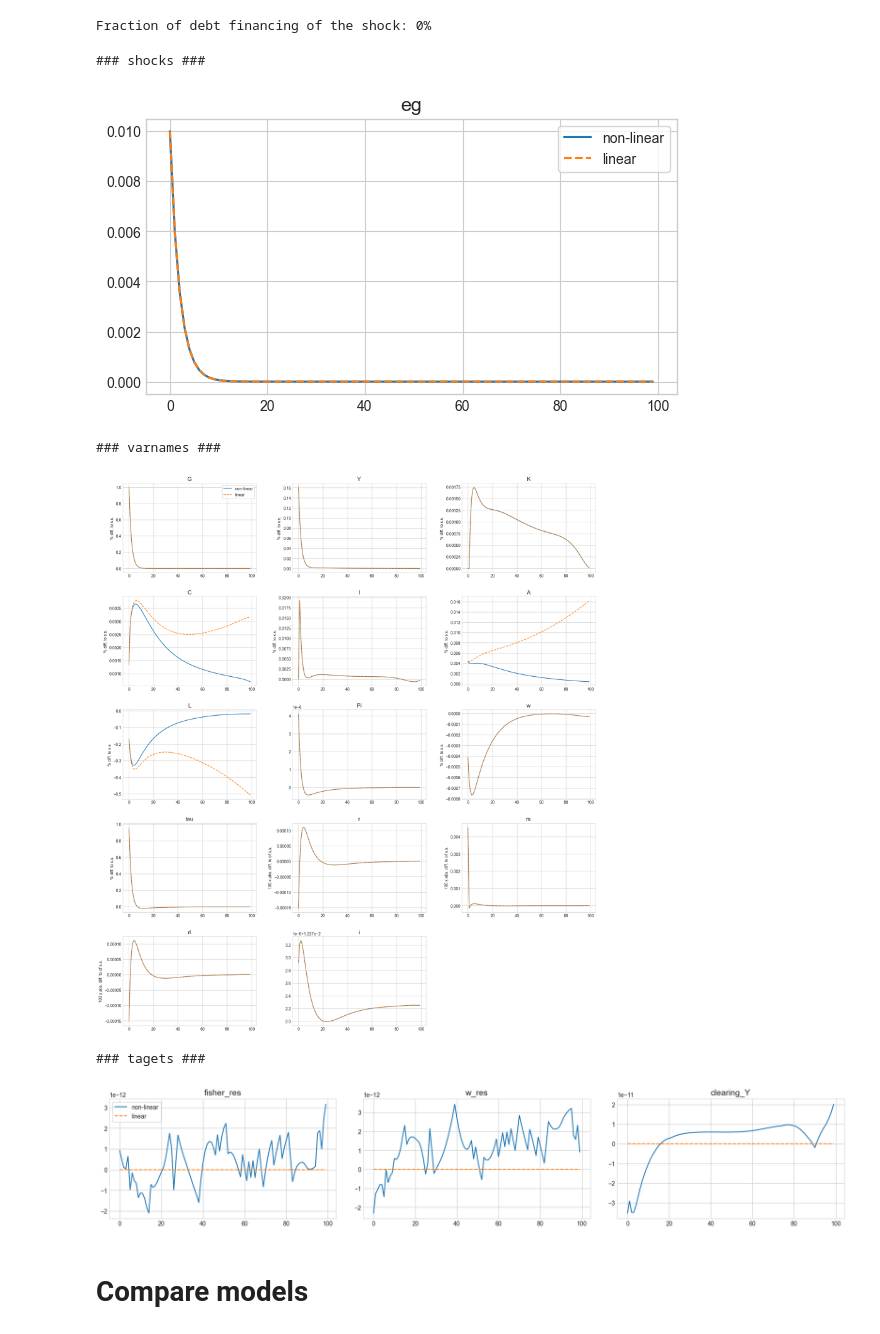
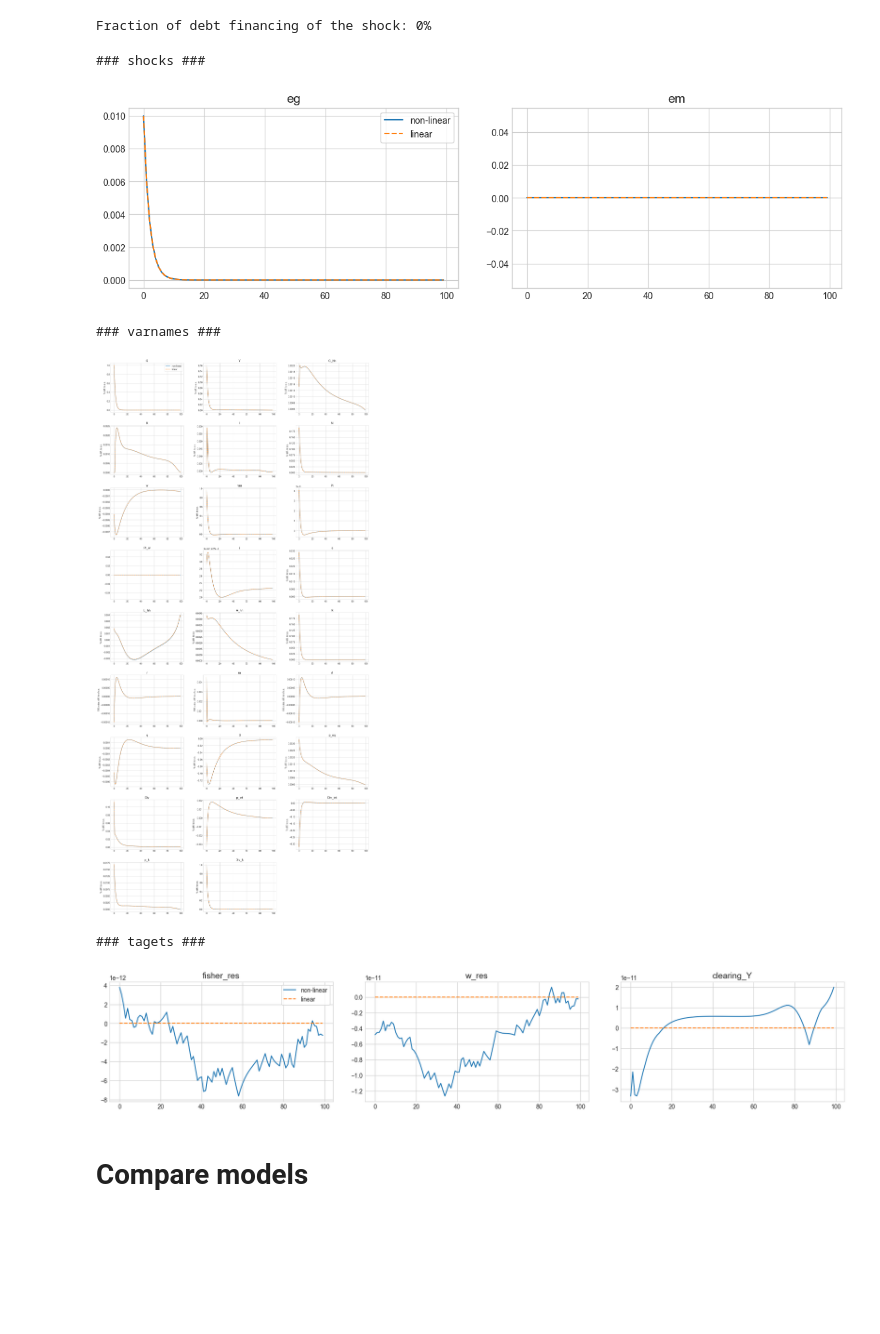
Before and after one commit to YanWin/StickyInformationHANK, a Jupyter notebook: HANKnoSticky.ipynb, the cells around one changed output. Drawn from its saved outputs; the diff is of its cells as text; code cells hidden in the pictures; blank space fills up the shorter version.

```diff
--- a/HANKnoSticky.ipynb
+++ b/HANKnoSticky.ipynb
@@ -68,3 +26,29 @@ from HANKnoStickyModel import HANKnoStickyModelClass
+# %%
+import os
+from types import SimpleNamespace
+
+replication_settings = {
+    'savefolder': '',   # if empty, the usual "saved" folder is used
+    'update_par': {     # updates par for all models
+        'start_dbeg_opti': True # use Dbeg that is already optimally distributed along the illiquid asset grid
+    },
+    # specify the replications to be carried out in the notebook
+    'do_replicate':{
+        'different_dbeg': False,  # test if different initial distribution leads to the same ss.D
+        'plot_em': True,          # plot IRFs of baseline model with a monetary policy shock
+        'compare_tax_debt': False # compare IRFs for debt and tax financing
+    },
+    'disable_jit': False,  # disable numba for easier debugging (at least in Pycharm)
+}
+
+# jit needs to be disabled before numba is imported, so this whole part has to be moved upwards
+# if replication_settings['disable_jit']: # disables numba decorator. Needs to be done before numba is imported.
+#     os.environ['NUMBA_DISABLE_JIT'] = '1'
+# else:
+#     os.environ['NUMBA_DISABLE_JIT'] = '0'
+
+# update parameters for
+updated_par=replication_settings['update_par']
 # %% [markdown]
 # Model specification
 The model has the following key features:
@@ -439,18 +410,23 @@ print(f'Fraction of debt financing of the shock: {par.phi_G * 100}%')
 # %% [output]
 Fraction of debt financing of the shock: 0%
 # %%
-paths = ['G', 'Y','K','C', 'I', 'A', 'L', 'Pi', 'w', 'tau', 'r','ra', 'rl', 'i']
-lvl_value = ['eg', 'i', 'Pi']
+paths = ['G', 'Y', 'C_hh', 'K', 'I',
+         'N', 'w', 'tau', 'Pi', 'Pi_w', 'i', 's',
+         'L_hh', 'A_hh',
+         'rk', 'r','ra', 'rl',
+         'q', 'B',
+         'p_eq', 'Div', 'p_int', 'Div_int', 'p_k', 'Div_k']
+lvl_value = ['eg', 'em', 'i', 'Pi', 'Pi_w']
 abs_diff = ['r', 'ra', 'rl']
 facs = {'r':100,'ra':100,'rl':100}
 # model.show_IRFs(paths,abs_diff=abs_diff,facs=facs,ncols=3,T_max=100)
 model.show_IRFs(paths, lvl_value=lvl_value, abs_diff=abs_diff, facs=facs,ncols=3,T_max=100, do_linear=True, do_shocks=True)
 # %% [output]
 ### shocks ###
-[figure, old version]
+[figure, new version]
 ### varnames ###
-[figure, old version]
+[figure, new version]
 ### tagets ###
-[figure, old version]
+[figure, new version]
 # %% [markdown]
 # Compare models
```
Also changed, not shown: parts of 15 cells of this notebook, 3 other files.
